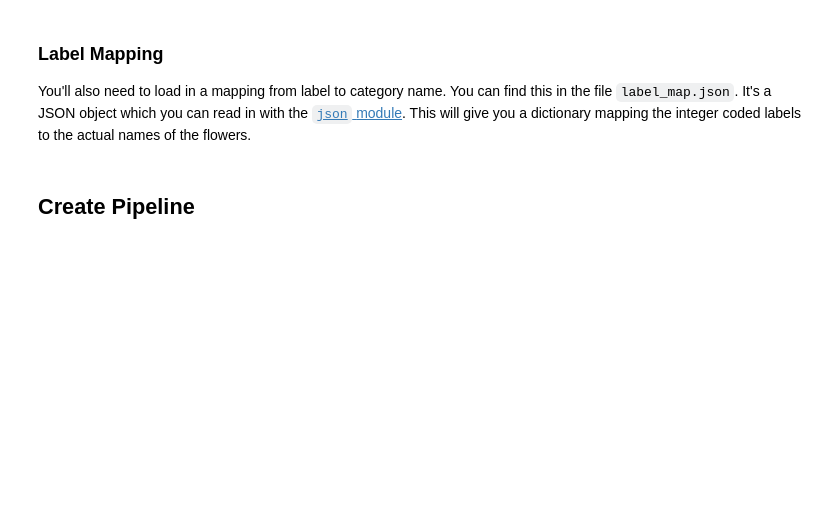
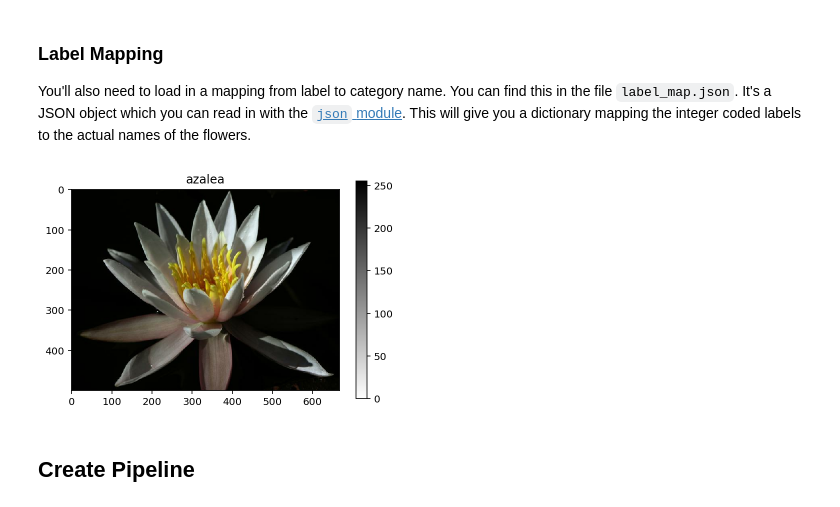
Before and after one commit to udacity/intro-to-ml-tensorflow, a Jupyter notebook: projects/p2_image_classifier/Project_Image_Classifier_Project.ipynb, the cells around one changed output. Cells and saved outputs as stored; diff of their text form; code cells hidden in the pictures; blank space fills up the shorter version.

```diff
--- a/projects/p2_image_classifier/Project_Image_Classifier_Project.ipynb
+++ b/projects/p2_image_classifier/Project_Image_Classifier_Project.ipynb
@@ -87,2 +143,17 @@ with open('label_map.json', 'r') as f:
+# %%
+# TODO: Plot 1 image from the training set. Set the title
+# of the plot to the corresponding class name.
+# TODO: Plot 1 image from the training set. Set the title
+# of the plot to the corresponding image label.
+for image, label in training_set.take(1):
+    image = image.numpy().squeeze()
+    label = label.numpy()
+
+plt.title(class_names[str(label)])
+plt.imshow(image, cmap= plt.cm.binary)
+plt.colorbar()
+plt.show()
+# %% [output]
+[figure, added]
 # %% [markdown]
 ## Create Pipeline
```
Also changed, not shown: parts of 9 cells of this notebook.
